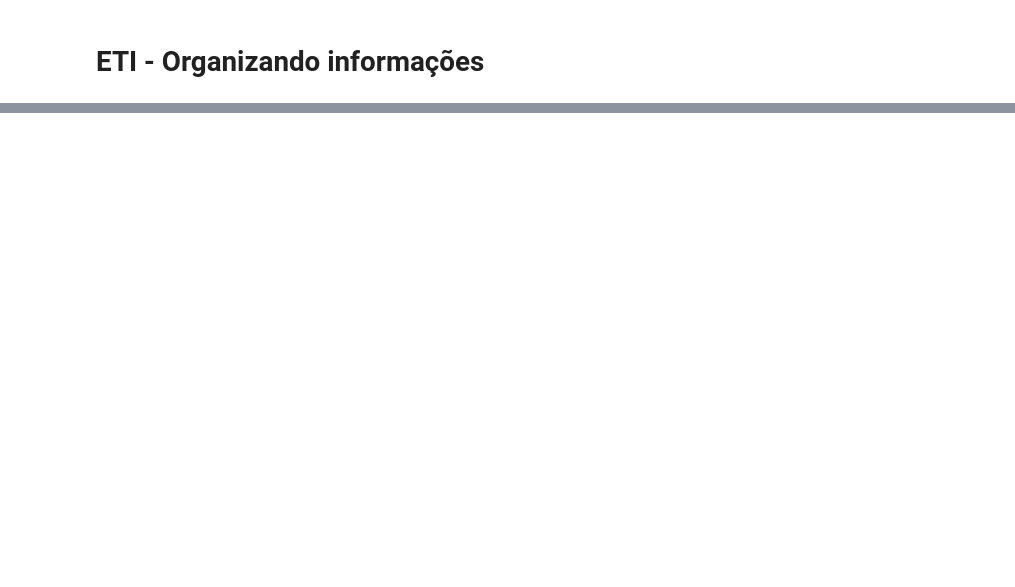
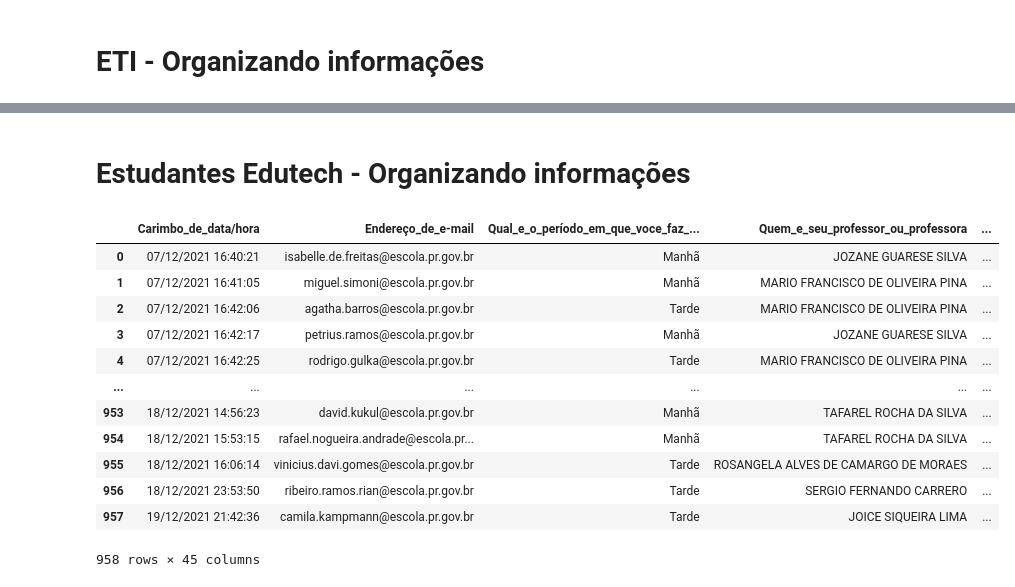
Before and after one commit to marcelopaludetto/arruma-formulario, a Jupyter notebook: AnaliseEnqueteSEED2021.ipynb, the cells around one changed output, grey strips where cells are left out. Saved outputs shown, nothing was run; the diff lists cells and outputs as text; code cells hidden in the pictures; blank space fills up the shorter version.

```diff
--- a/AnaliseEnqueteSEED2021.ipynb
+++ b/AnaliseEnqueteSEED2021.ipynb
@@ -217,3 +217,32 @@ files.download('ETIFormularioProfessores.xlsx')
 # %% [output]
 [interactive output not drawn]
 [interactive output not drawn]
+# %% [markdown]
+# Estudantes Edutech - Organizando informações
+# %%
+dados_estudantes = pd.read_csv('https://raw.githubusercontent.com/marcelopaludetto/arruma-formulario/main/2021-11-22_avaliacao_programa%20(respostas)%20-%20Respostas%20ao%20formul%C3%A1rio%201%20(1).csv?token=ASWPNC6N5FXVU6TKJX3L5FDB2THT6')
+# %%
+dados_estudantes.columns = dados_estudantes.columns.str.replace(' ','_')
+dados_estudantes.columns = dados_estudantes.columns.str.replace(')','')
+dados_estudantes.columns = dados_estudantes.columns.str.replace('é','e')
+dados_estudantes.columns = dados_estudantes.columns.str.replace('á','a')
+dados_estudantes.columns = dados_estudantes.columns.str.replace('ê','e')
+dados_estudantes.columns = dados_estudantes.columns.str.replace('?','')
+dados_estudantes.columns = dados_estudantes.columns.str.replace('(','')
+dados_estudantes.columns = dados_estudantes.columns.str.replace('.','')
+# %%
+dados_estudantes
+# %% [output]
+|  | Carimbo_de_data/hora | Endereço_de_e-mail | Qual_e_o_período_em_que_voce_faz_... | Quem_e_seu_professor_ou_professora | ... |
+| 0 | 07/12/2021 16:40:21 | isabelle.de.freitas@escola.pr.gov.br | Manhã | JOZANE GUARESE SILVA | ... |
+| 1 | 07/12/2021 16:41:05 | miguel.simoni@escola.pr.gov.br | Manhã | MARIO FRANCISCO DE OLIVEIRA PINA | ... |
+| 2 | 07/12/2021 16:42:06 | agatha.barros@escola.pr.gov.br | Tarde | MARIO FRANCISCO DE OLIVEIRA PINA | ... |
+| 3 | 07/12/2021 16:42:17 | petrius.ramos@escola.pr.gov.br | Manhã | JOZANE GUARESE SILVA | ... |
+| 4 | 07/12/2021 16:42:25 | rodrigo.gulka@escola.pr.gov.br | Tarde | MARIO FRANCISCO DE OLIVEIRA PINA | ... |
+| ... | ... | ... | ... | ... | ... |
+| 953 | 18/12/2021 14:56:23 | david.kukul@escola.pr.gov.br | Manhã | TAFAREL ROCHA DA SILVA | ... |
+| 954 | 18/12/2021 15:53:15 | rafael.nogueira.andrade@escola.pr... | Manhã | TAFAREL ROCHA DA SILVA | ... |
+| 955 | 18/12/2021 16:06:14 | vinicius.davi.gomes@escola.pr.gov.br | Tarde | ROSANGELA ALVES DE CAMARGO DE MORAES | ... |
+| 956 | 18/12/2021 23:53:50 | ribeiro.ramos.rian@escola.pr.gov.br | Tarde | SERGIO FERNANDO CARRERO | ... |
+| 957 | 19/12/2021 21:42:36 | camila.kampmann@escola.pr.gov.br | Tarde | JOICE SIQUEIRA LIMA | ... |
+958 rows × 45 columns
```
